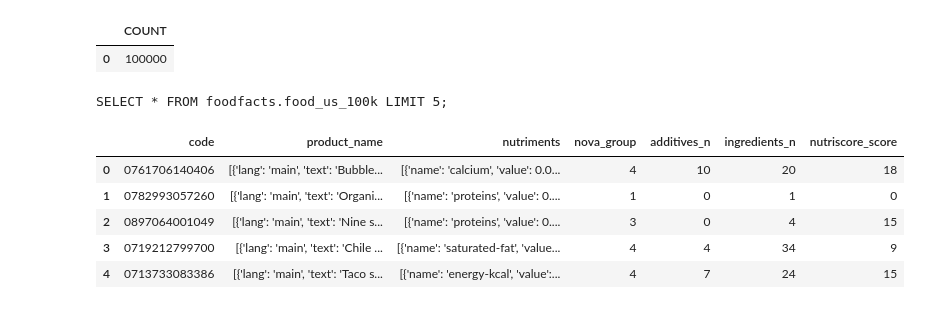
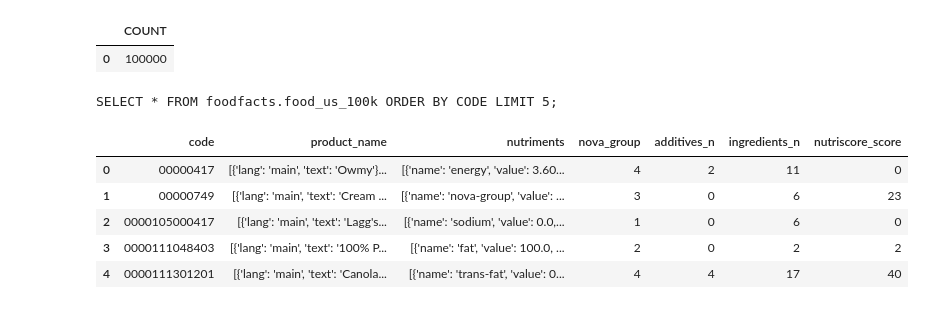
Before and after one commit to apmalinsky/AAI-540-FinalProject, a Jupyter notebook: 01_SetupDatabase.ipynb, the cells around one changed output. Drawn from its saved outputs; the diff is of its cells as text; code cells hidden in the pictures.

Commit message:
subset reproducibility

```diff
--- a/01_SetupDatabase.ipynb
+++ b/01_SetupDatabase.ipynb
@@ -269,19 +282,19 @@ df
 SELECT COUNT(*) AS COUNT FROM foodfacts.food_us_100k
 |  | COUNT |
 | 0 | 100000 |
-# %%
-# View rows from subset data
-statement = """SELECT * FROM {}.{} LIMIT 5;""".format(
-    database_name, us_table_name
-)
-print(statement)
-df_us = pd.read_sql(statement, conn)
-df_us
-# %% [output]
-SELECT * FROM foodfacts.food_us_100k LIMIT 5;
-|  | code | product_name | nutriments | nova_group | additives_n | ingredients_n | nutriscore_score |
-| 0 | 0761706140406 | [{'lang': 'main', 'text': 'Bubble... | [{'name': 'calcium', 'value': 0.0... | 4 | 10 | 20 | 18 |
-| 1 | 0782993057260 | [{'lang': 'main', 'text': 'Organi... | [{'name': 'proteins', 'value': 0.... | 1 | 0 | 1 | 0 |
-| 2 | 0897064001049 | [{'lang': 'main', 'text': 'Nine s... | [{'name': 'proteins', 'value': 0.... | 3 | 0 | 4 | 15 |
-| 3 | 0719212799700 | [{'lang': 'main', 'text': 'Chile ... | [{'name': 'saturated-fat', 'value... | 4 | 4 | 34 | 9 |
-| 4 | 0713733083386 | [{'lang': 'main', 'text': 'Taco s... | [{'name': 'energy-kcal', 'value':... | 4 | 7 | 24 | 15 |
+# %%
+# View rows from subset data
+statement = """SELECT * FROM {}.{} ORDER BY CODE LIMIT 5;""".format(
+    database_name, us_table_name
+)
+print(statement)
+df_us = pd.read_sql(statement, conn)
+df_us
+# %% [output]
+SELECT * FROM foodfacts.food_us_100k ORDER BY CODE LIMIT 5;
+|  | code | product_name | nutriments | nova_group | additives_n | ingredients_n | nutriscore_score |
+| 0 | 00000417 | [{'lang': 'main', 'text': 'Owmy'}... | [{'name': 'energy', 'value': 3.60... | 4 | 2 | 11 | 0 |
+| 1 | 00000749 | [{'lang': 'main', 'text': 'Cream ... | [{'name': 'nova-group', 'value': ... | 3 | 0 | 6 | 23 |
+| 2 | 0000105000417 | [{'lang': 'main', 'text': 'Lagg's... | [{'name': 'sodium', 'value': 0.0,... | 1 | 0 | 6 | 0 |
+| 3 | 0000111048403 | [{'lang': 'main', 'text': '100% P... | [{'name': 'fat', 'value': 100.0, ... | 2 | 0 | 2 | 2 |
+| 4 | 0000111301201 | [{'lang': 'main', 'text': 'Canola... | [{'name': 'trans-fat', 'value': 0... | 4 | 4 | 17 | 40 |
```
Also changed, not shown: parts of 3 cells of this notebook, 1 other file.
